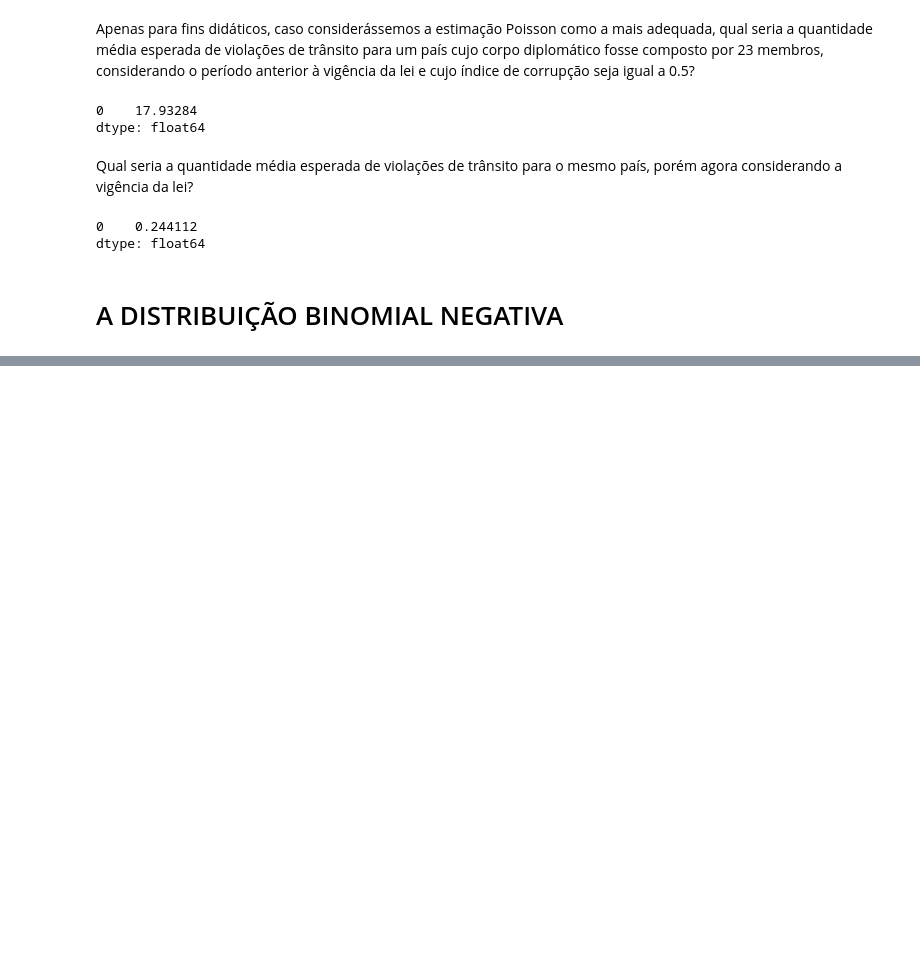
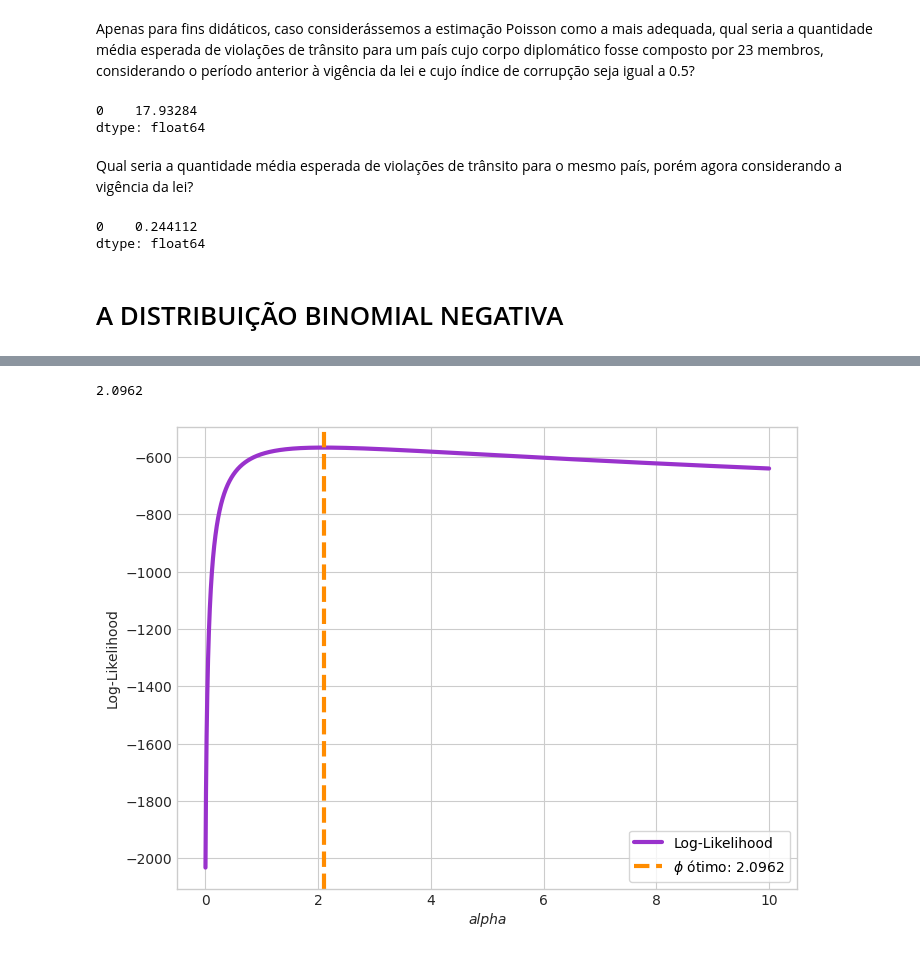
Before and after one commit to filipecarbonera/MBA_USP_Data_Science_Analytics, a Jupyter notebook: Modelos para Dados de Contagem/script_modelos_para_dados_de_contagem.ipynb, the cells around one changed output, grey strips where cells are left out. Cells and saved outputs as stored; diff of their text form; code cells hidden in the pictures; blank space fills up the shorter version.

Commit message:
atualização do arquivo script_modelos_para_dados_de_contagem.ipynb

```diff
--- a/Modelos para Dados de Contagem/script_modelos_para_dados_de_contagem.ipynb
+++ b/Modelos para Dados de Contagem/script_modelos_para_dados_de_contagem.ipynb
@@ -431,0 +527,38 @@ dtype: float64
+# %%
+# Construção de uma função para a definição do 'fi' ótimo (argumento 'alpha') que gera a maximização do valor de Log-Likelihood.
+
+# Tempo aproximado de estimação desta célula: 1 min 40 seg.
+
+n_samples = 10000
+alphas = np.linspace(0, 10, n_samples)
+llf = np.full(n_samples, fill_value=np.nan)
+
+for i, alpha in tqdm(enumerate(alphas), total=n_samples, desc='Estimating'):
+    try:
+        model = smf.glm(formula='violations ~ staff + post + corruption',
+                        data=df_corruption,
+                        family=sm.families.NegativeBinomial(alpha=alpha)).fit()
+    except:
+        continue
+    llf[i] = model.llf
+
+fi_ótimo = alphas[np.nanargmax(llf)].round(4)
+fi_ótimo
+# %% [output]
+2.0962
+# %%
+# Plotagem dos resultados (Log-likelihood x fi).
+
+plt.figure(figsize=(8, 6))
+with plt.style.context('seaborn-v0_8-whitegrid'):
+    plt.plot(alphas, llf, label='Log-Likelihood', color='darkorchid', linewidth = 3)
+    plt.axvline(x=fi_ótimo, color='darkorange', linewidth = 3, linestyle='dashed',
+            label=f'$\phi$ ótimo: {round(fi_ótimo, 4)}')
+plt.xlabel('alpha', fontsize=10, style='italic')
+plt.ylabel('Log-Likelihood', fontsize=10)
+plt.xticks(fontsize=10)
+plt.yticks(fontsize=10)
+plt.legend(loc='lower right', fontsize=10)
+plt.show()
+# %% [output]
+[figure, added]
```
Also changed, not shown: parts of 25 cells of this notebook.
